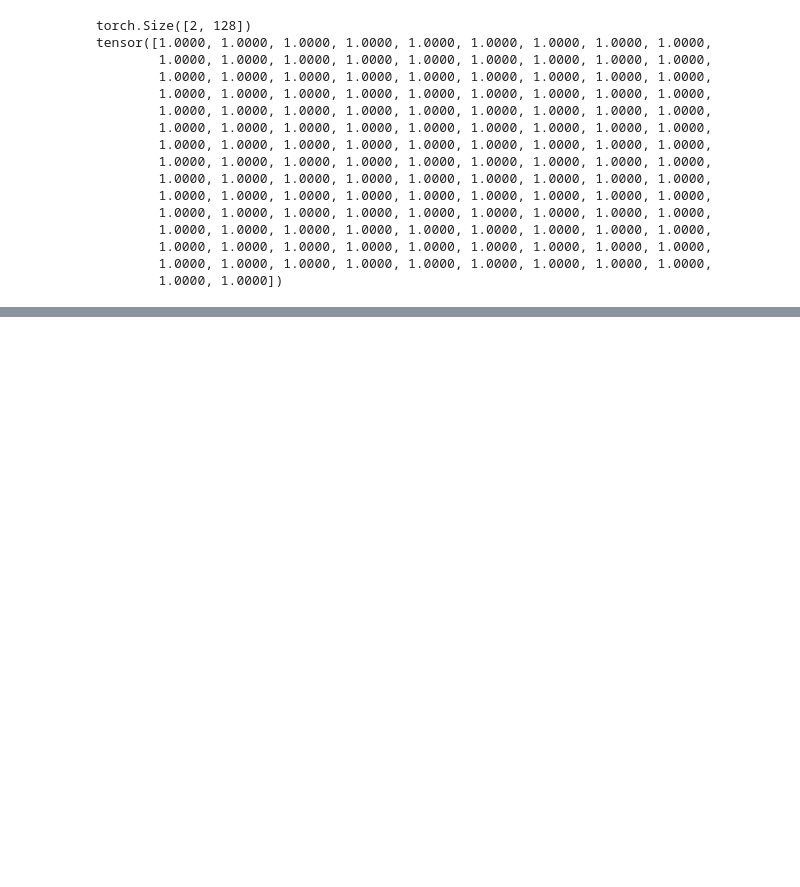
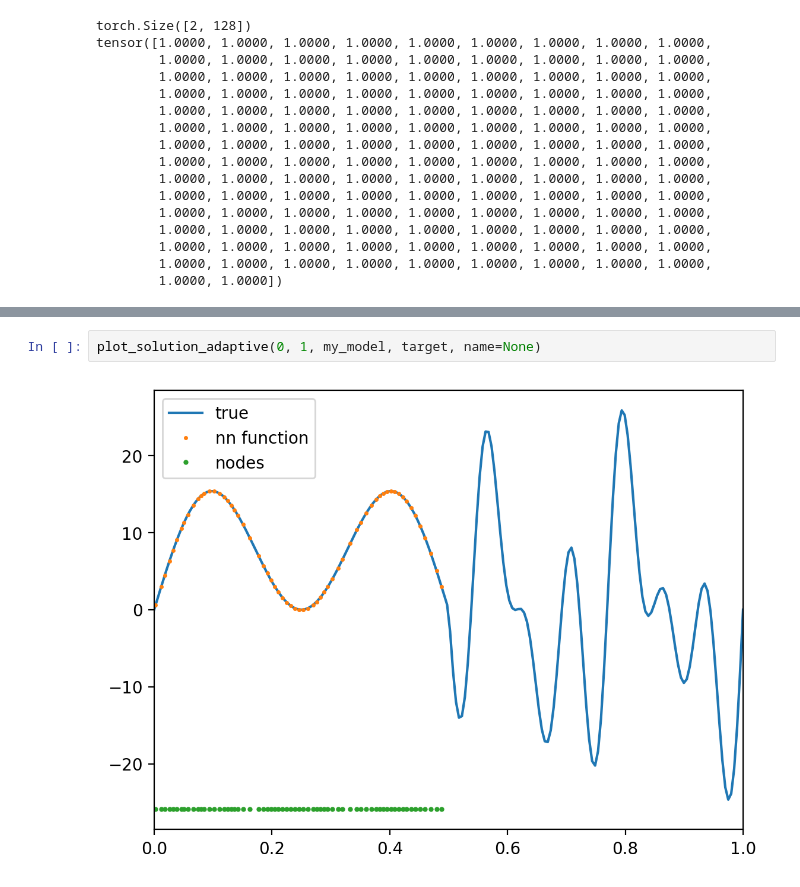
Before and after one commit to georgexxu/RandomizedOGA, a Jupyter notebook: L2minimization/OGA1dArctanExample.ipynb, the cells around one changed output, grey strips where cells are left out. Cells and saved outputs as stored; diff of their text form; blank space fills up the shorter version.

```diff
--- a/L2minimization/OGA1dArctanExample.ipynb
+++ b/L2minimization/OGA1dArctanExample.ipynb
@@ -765,0 +832,4 @@ def target(x):
+# %%
+plot_solution_adaptive(0, 1, my_model, target, name=None)
+# %% [output]
+[figure, added]
```
Also changed, not shown: parts of 6 cells of this notebook, 4 other files.
